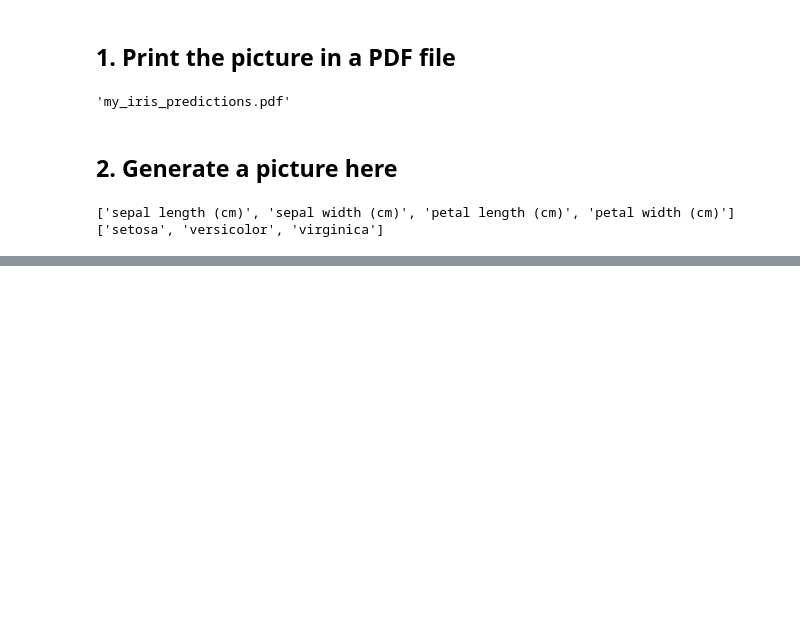
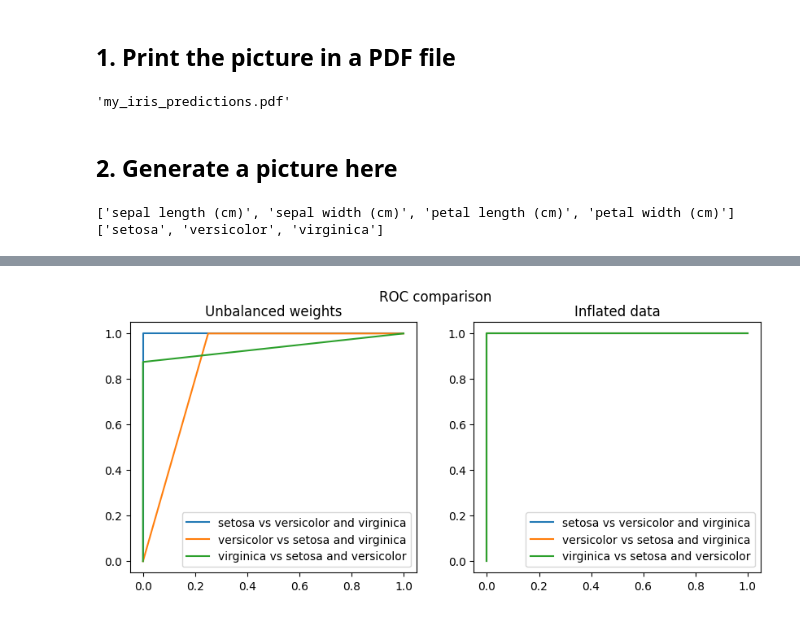
Before and after one commit to MichaelOliverio/Aaut, a Jupyter notebook: Laboratorio/2 - Modelli a albero/classification_iris_aa_22_23.ipynb, the cells around one changed output, grey strips where cells are left out. Cells and saved outputs as stored; diff of their text form; code cells hidden in the pictures; blank space fills up the shorter version.

```diff
--- a/Laboratorio/2 - Modelli a albero/classification_iris_aa_22_23.ipynb
+++ b/Laboratorio/2 - Modelli a albero/classification_iris_aa_22_23.ipynb
@@ -245,0 +585,36 @@ graph
+# %%
+from sklearn.metrics import roc_curve
+
+fig, (ax1, ax2) = plt.subplots(1,2)
+legend_elements = [ iris.target_names[0] + " vs " + iris.target_names[1] + " and " + iris.target_names[2],
+                    iris.target_names[1] + " vs " + iris.target_names[0] + " and " + iris.target_names[2],
+                    iris.target_names[2] + " vs " + iris.target_names[0] + " and " + iris.target_names[1]]
+
+
+for t in [0,1,2]:
+    y_binary = [0 if y == t else 1 for y in iris_y_test]
+    y_pred_binary = [0 if y == t else 1 for y in predicted_y_test_unbalanced]
+
+    fpr, tpr, thresholds = roc_curve(y_binary, y_pred_binary, drop_intermediate=False)
+    ax1.plot(fpr, tpr)
+
+ax1.legend(legend_elements)
+ax1.title.set_text("Unbalanced weights")
+
+for t in [0,1,2]:
+    y_binary = [0 if y == t else 1 for y in iris_y_test_inflated]
+    y_pred_binary = [0 if y == t else 1 for y in predicted_y_test_inflated]
+
+    fpr, tpr, thresholds = roc_curve(y_binary, y_pred_binary, drop_intermediate=False)
+    ax2.plot(fpr, tpr)
+
+ax2.legend(legend_elements)
+ax2.title.set_text("Inflated data")
+
+fig.set_figwidth(10)
+fig.set_figheight(4)
+fig.suptitle("ROC comparison", )
+
+plt.show()
+# %% [output]
+[figure, added]
```
Also changed, not shown: parts of 23 cells of this notebook, 19 other files.
